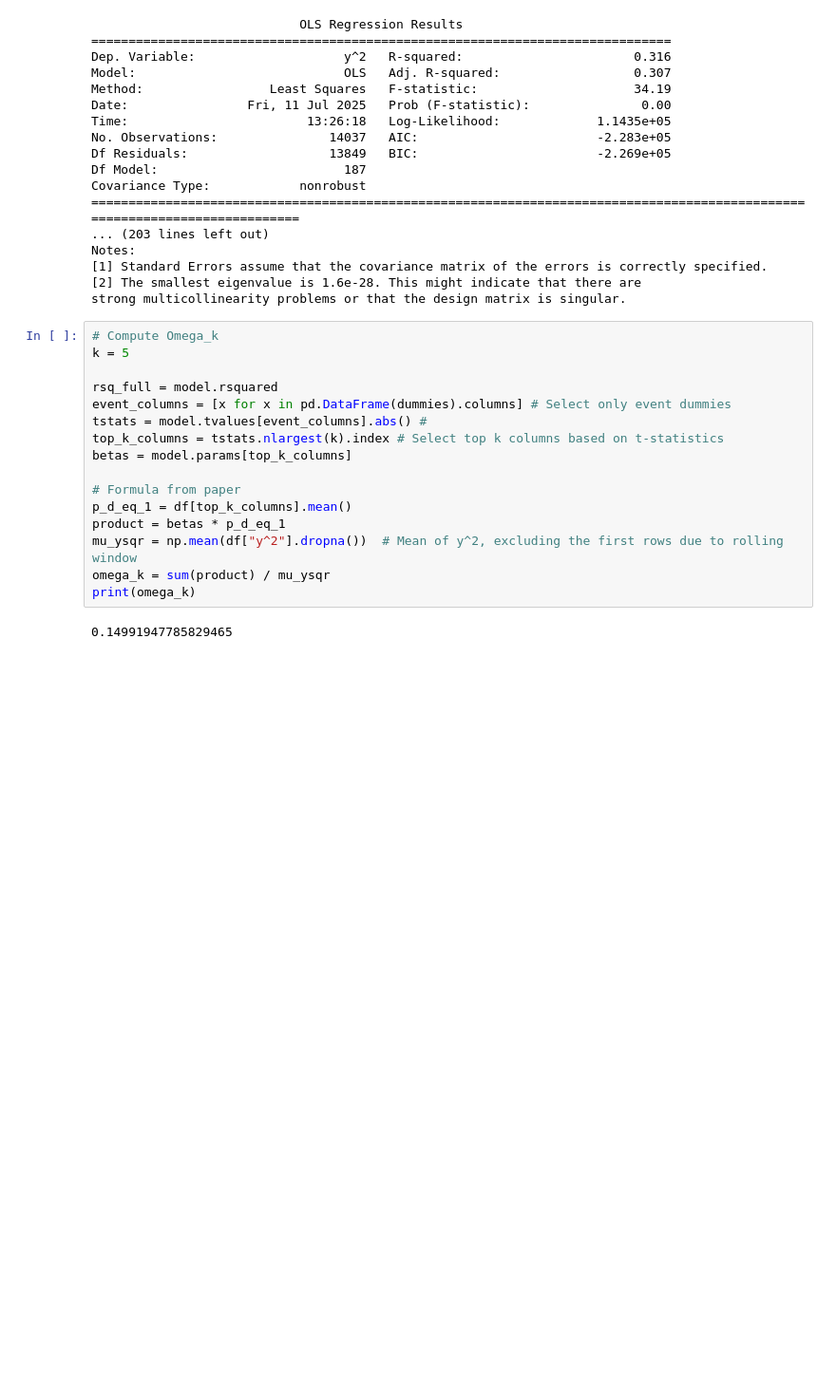
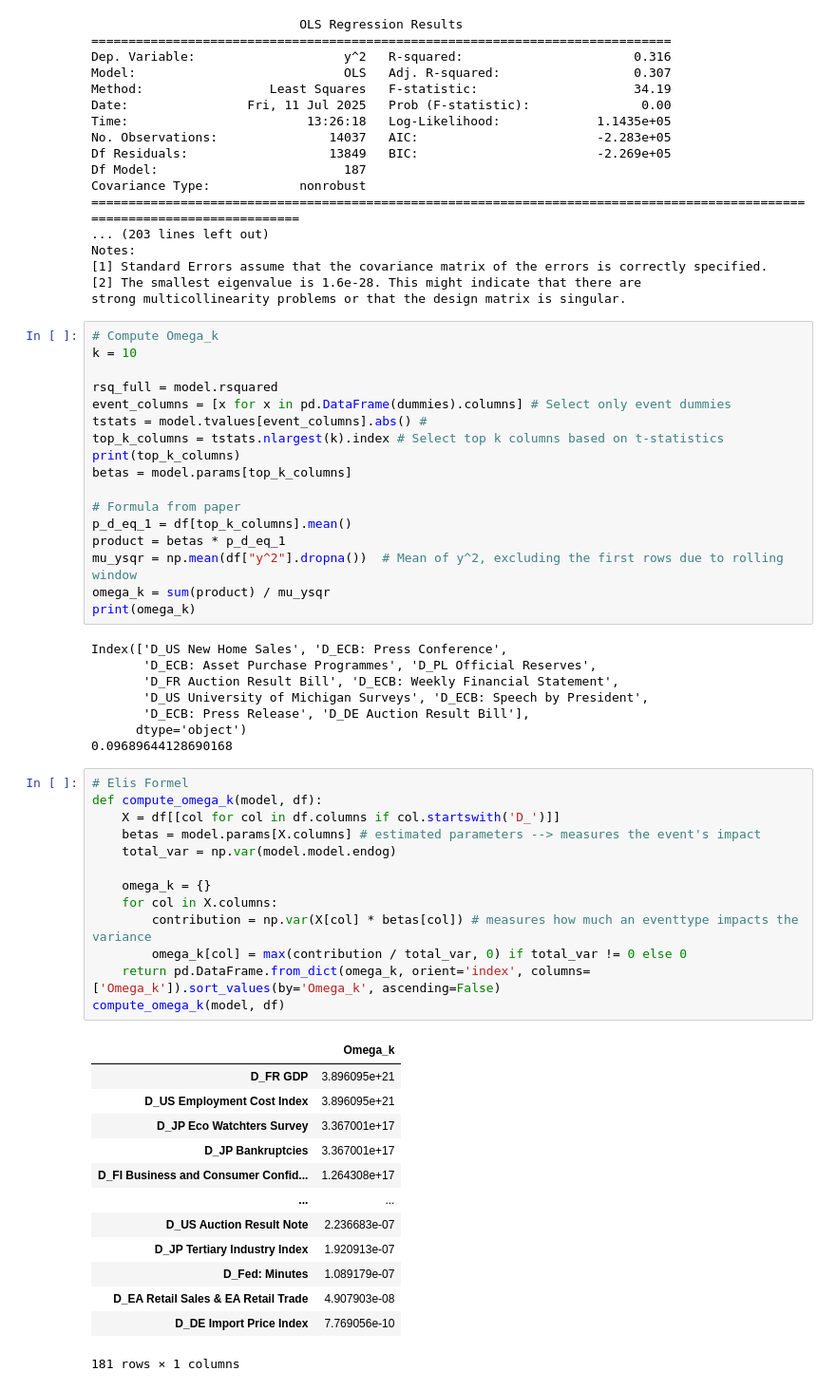
Before and after one commit to levmilarl/Financial_DS_focus_sessions, a Jupyter notebook: ÜB 5/main.ipynb, the cells around one changed output. Shown at 95% size. Cells and saved outputs as stored; diff of their text form; blank space fills up the shorter version.

Commit message:
Absolute Verzweiflung und inklusive Elis omega_k Formel

```diff
--- a/ÜB 5/main.ipynb
+++ b/ÜB 5/main.ipynb
@@ -208,12 +208,13 @@ Notes:
 strong multicollinearity problems or that the design matrix is singular.
 # %%
 # Compute Omega_k
-k = 5
+k = 10
 
 rsq_full = model.rsquared
 event_columns = [x for x in pd.DataFrame(dummies).columns] # Select only event dummies
 tstats = model.tvalues[event_columns].abs() #
 top_k_columns = tstats.nlargest(k).index # Select top k columns based on t-statistics
+print(top_k_columns)
 betas = model.params[top_k_columns]
 
 # Formula from paper
@@ -223,4 +224,37 @@ mu_ysqr = np.mean(df["y^2"].dropna())  # Mean of y^2, excluding the first rows d
 omega_k = sum(product) / mu_ysqr
 print(omega_k)
 # %% [output]
-0.14991947785829465
+Index(['D_US New Home Sales', 'D_ECB: Press Conference',
+       'D_ECB: Asset Purchase Programmes', 'D_PL Official Reserves',
+       'D_FR Auction Result Bill', 'D_ECB: Weekly Financial Statement',
+       'D_US University of Michigan Surveys', 'D_ECB: Speech by President',
+       'D_ECB: Press Release', 'D_DE Auction Result Bill'],
+      dtype='object')
+0.09689644128690168
+# %%
+# Elis Formel
+def compute_omega_k(model, df):
+    X = df[[col for col in df.columns if col.startswith('D_')]]
+    betas = model.params[X.columns] # estimated parameters --> measures the event's impact
+    total_var = np.var(model.model.endog)
+
+    omega_k = {}
+    for col in X.columns:
+        contribution = np.var(X[col] * betas[col]) # measures how much an eventtype impacts the variance
+        omega_k[col] = max(contribution / total_var, 0) if total_var != 0 else 0
+    return pd.DataFrame.from_dict(omega_k, orient='index', columns=['Omega_k']).sort_values(by='Omega_k', ascending=False)
+compute_omega_k(model, df)
+# %% [output]
+|  | Omega_k |
+| D_FR GDP | 3.896095e+21 |
+| D_US Employment Cost Index | 3.896095e+21 |
+| D_JP Eco Watchters Survey | 3.367001e+17 |
+| D_JP Bankruptcies | 3.367001e+17 |
+| D_FI Business and Consumer Confid... | 1.264308e+17 |
+| ... | ... |
+| D_US Auction Result Note | 2.236683e-07 |
+| D_JP Tertiary Industry Index | 1.920913e-07 |
+| D_Fed: Minutes | 1.089179e-07 |
+| D_EA Retail Sales & EA Retail Trade | 4.907903e-08 |
+| D_DE Import Price Index | 7.769056e-10 |
+181 rows × 1 columns
```
